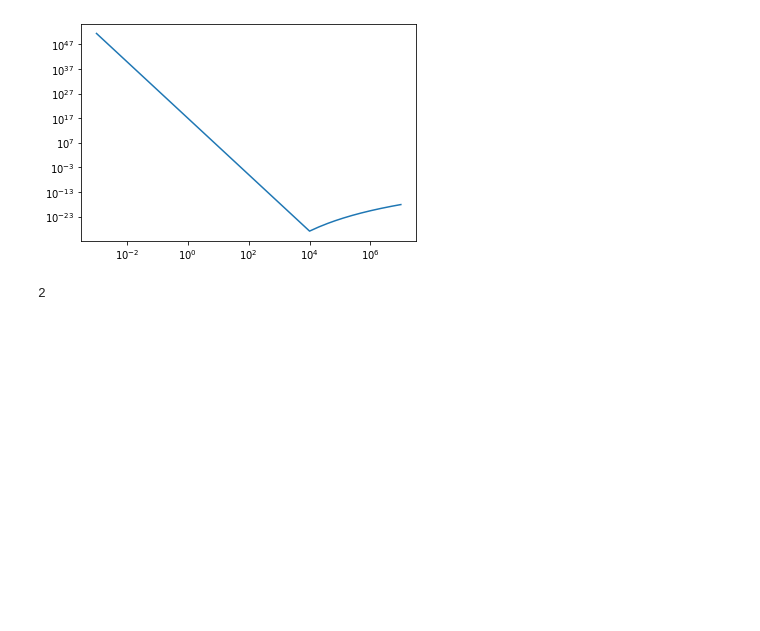
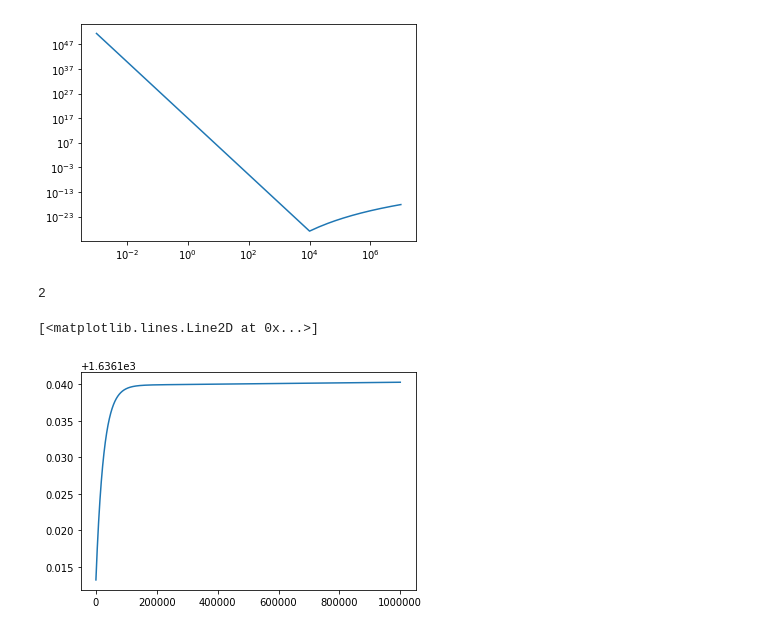
Before and after one commit to arpitvaghela/Fatigue-and-Fracture-Modeling-using-Probability, a Jupyter notebook: parameter_predic.ipynb, the cells around one changed output. Drawn from its saved outputs; the diff is of its cells as text; code cells hidden in the pictures; blank space fills up the shorter version.

```diff
--- a/parameter_predic.ipynb
+++ b/parameter_predic.ipynb
@@ -568,3 +568,8 @@ if(not Q):
 print(Q)
 # %% [output]
 2
+# %%
+plt.plot(cost_history,label="cost")
+# %% [output]
+[<matplotlib.lines.Line2D at 0x...>]
+[figure, added]
```
Also changed, not shown: parts of 1 cell of this notebook, 2 other files.
